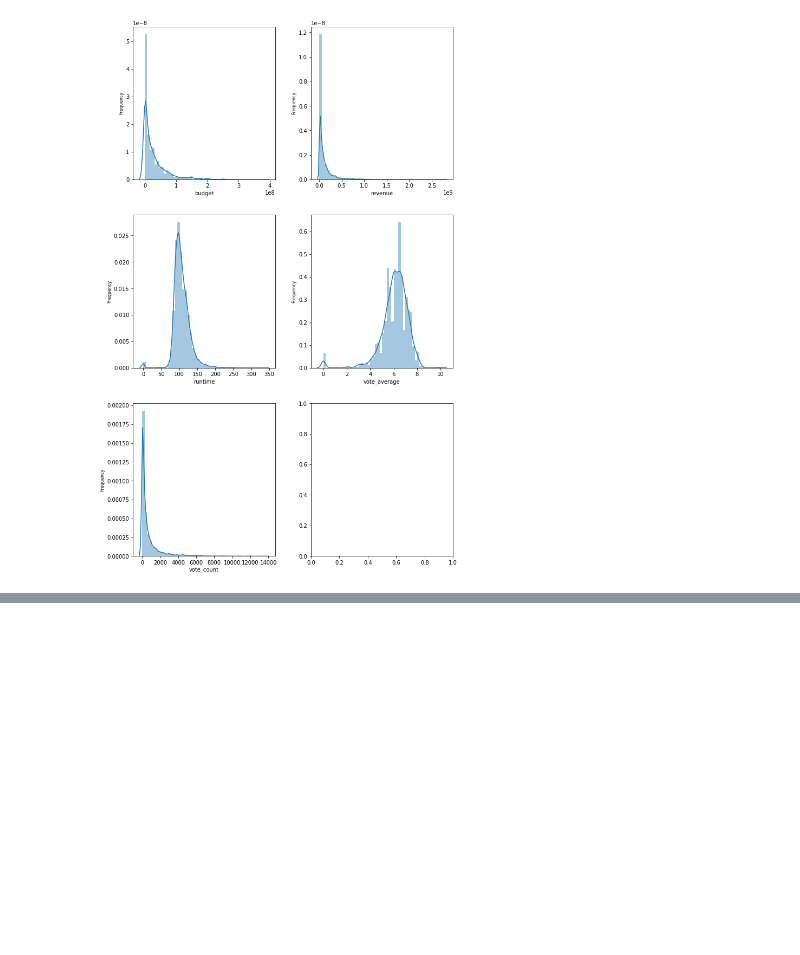
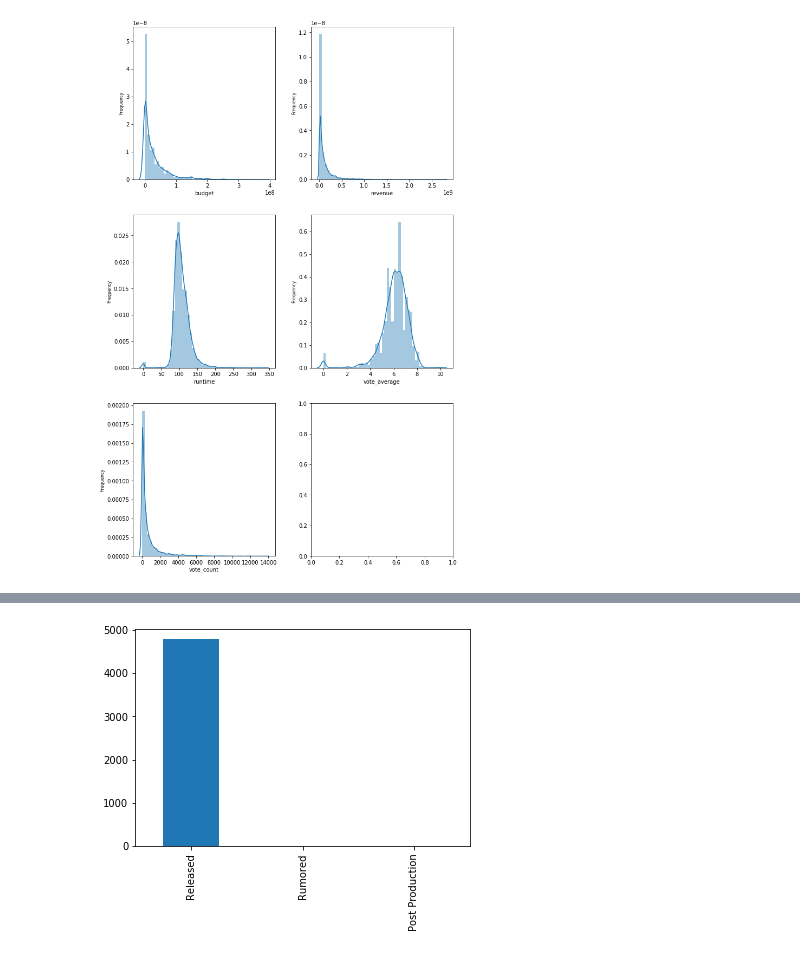
Before and after one commit to hst22/Movie-Recommender-Systems, a Jupyter notebook: Recommender System.ipynb, the cells around one changed output, grey strips where cells are left out. Saved outputs shown, nothing was run; the diff lists cells and outputs as text; code cells hidden in the pictures; blank space fills up the shorter version.

```diff
--- a/Recommender System.ipynb
+++ b/Recommender System.ipynb
@@ -171,0 +169,5 @@ TypeError: Empty 'DataFrame': no numeric data to plot
+# %%
+fig, ax = plt.subplots()
+master['status'].value_counts().plot(ax=ax, kind='bar');
+# %% [output]
+[figure, added]
```
Also changed, not shown: parts of 12 cells of this notebook.
